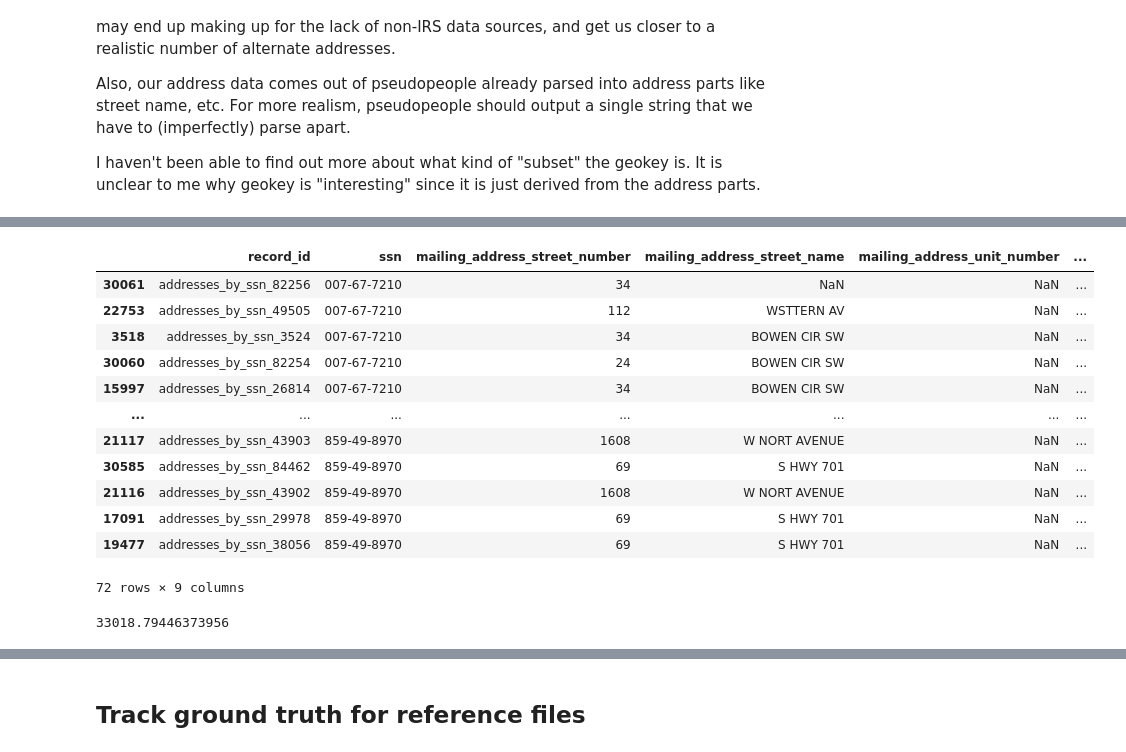
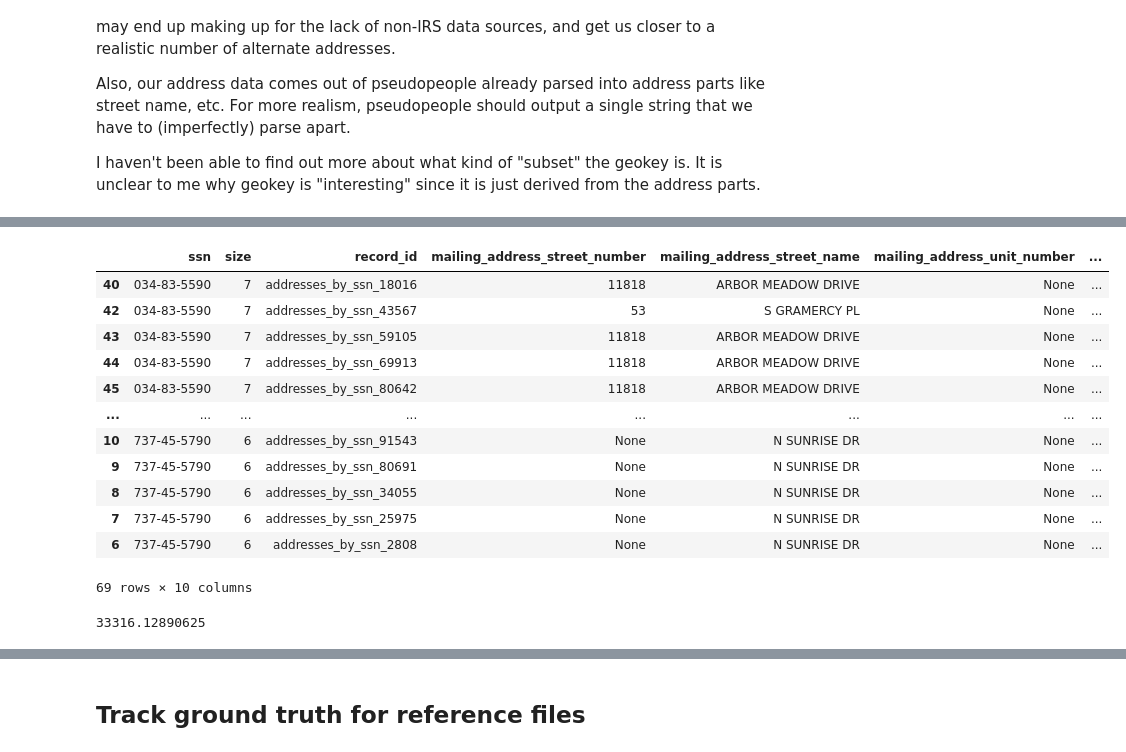
Before and after one commit to ihmeuw/person_linkage_case_study, a Jupyter notebook: linkage/pvs_like_case_study/generate_simulated_data/generate_simulated_data_small_sample.ipynb, the cells around one changed output, grey strips where cells are left out. Saved outputs shown, nothing was run; the diff lists cells and outputs as text; code cells hidden in the pictures.

Commit message:
Generate reference files at USA scale

```diff
--- a/linkage/pvs_like_case_study/generate_simulated_data/generate_simulated_data_small_sample.ipynb
+++ b/linkage/pvs_like_case_study/generate_simulated_data/generate_simulated_data_small_sample.ipynb
@@ -435,6 +690,6 @@ w2_1099 = w2_1099.drop(columns=['simulant_id'])
 # %%
-taxes, taxes_source_record_pairs = concat_preserving_source_records(
-    [taxes_1040, w2_1099],
-    [taxes_1040_source_record_pairs, w2_1099_source_record_pairs],
-    new_record_id_prefix='taxes',
+simulated_taxes, simulated_taxes_source_record_pairs = concat_preserving_source_records(
+    [simulated_taxes_1040, simulated_w2_1099],
+    [simulated_taxes_1040_source_record_pairs, simulated_w2_1099_source_record_pairs],
+    new_record_id_prefix='simulated_taxes',
 )
@@ -464,0 +726,2 @@ Name: last_name, Length: 37097, dtype: object
+# %%
+simulated_taxes, simulated_taxes_source_record_pairs = persist(simulated_taxes, simulated_taxes_source_record_pairs)
@@ -956,7 +1240,7 @@ I haven't been able to find out more about what kind of "subset" the geokey is.
 It is unclear to me why geokey is "interesting" since it is just derived from the
 address parts.
 # %%
-address_cols = list(taxes.filter(like='mailing_address').columns)
+address_cols = [c for c in simulated_taxes.columns if 'mailing_address' in c]
 
 def standardize_address_part(column):
     return (
@@ -964,28 +1248,31 @@ def standardize_address_part(column):
             # Remove leading or trailing whitespace
             .str.strip()
             # Turn any strings of consecutive whitespace into a single space
-            .str.split().str.join(' ')
+            .str.replace('\s+', ' ', regex=True)
             # Normalize case
             .str.upper()
             # Normalize the word street as described in the example quoted above
             # In reality, there would be many rules like this
             .str.replace('\b(STREET|STR)\b', 'ST', regex=True)
             # Make sure missingness is represented consistently
-            .replace('', np.nan)
+            .replace('', numpy.nan)
     )
 
-tax_addresses = (
-    taxes.set_index(['record_id', 'ssn'])
-        [address_cols]
-        .apply(standardize_address_part)
-        .reset_index()
+simulated_tax_addresses = (
+    simulated_taxes
+        # Can only link these to the other files if they have an SSN
+        .dropna(subset=['ssn'])
+        [['record_id', 'ssn'] + address_cols]
+        .assign(**{c: lambda df, c=c: standardize_address_part(df[c]) for c in address_cols})
+        .pipe(increase_string_capacity)
 )
-addresses_by_ssn, addresses_by_ssn_source_record_pairs = dedupe_preserving_source_records(
-    tax_addresses,
-    taxes_source_record_pairs,
+
+simulated_addresses_by_ssn, simulated_addresses_by_ssn_source_record_pairs = persist(dedupe_preserving_source_records(
+    simulated_tax_addresses,
+    simulated_taxes_source_record_pairs,
     columns_to_dedupe=['ssn'] + address_cols,
     new_record_id_prefix='addresses_by_ssn',
-)
-addresses_by_ssn
+))
+simulated_addresses_by_ssn
 # %% [output]
 |  | record_id | ssn | mailing_address_street_number | mailing_address_street_name | mailing_address_unit_number | ... |
@@ -1004,4 +1291,4 @@ addresses_by_ssn
 # %%
-num_addresses = addresses_by_ssn.groupby('ssn').size().sort_values()
+num_addresses = groupby_agg_small_groups(simulated_addresses_by_ssn, by='ssn', agg_func=lambda x: x.size()).rename('size').reset_index().sort_values('size')
 num_addresses
 # %% [output]
@@ -1021,26 +1308,26 @@ Length: 19291, dtype: int64
 # %%
 # Show some SSNs with a lot of address variation
-addresses_by_ssn[addresses_by_ssn.ssn.isin(num_addresses.tail(10).index)].sort_values('ssn')
+compute(pd.merge(num_addresses.tail(10), simulated_addresses_by_ssn, on='ssn', how='inner').sort_values('ssn'))
 # %% [output]
-|  | record_id | ssn | mailing_address_street_number | mailing_address_street_name | mailing_address_unit_number | ... |
-| 30061 | addresses_by_ssn_82256 | 007-67-7210 | 34 | NaN | NaN | ... |
-| 22753 | addresses_by_ssn_49505 | 007-67-7210 | 112 | WSTTERN AV | NaN | ... |
-| 3518 | addresses_by_ssn_3524 | 007-67-7210 | 34 | BOWEN CIR SW | NaN | ... |
-| 30060 | addresses_by_ssn_82254 | 007-67-7210 | 24 | BOWEN CIR SW | NaN | ... |
-| 15997 | addresses_by_ssn_26814 | 007-67-7210 | 34 | BOWEN CIR SW | NaN | ... |
-| ... | ... | ... | ... | ... | ... | ... |
-| 21117 | addresses_by_ssn_43903 | 859-49-8970 | 1608 | W NORT AVENUE | NaN | ... |
-| 30585 | addresses_by_ssn_84462 | 859-49-8970 | 69 | S HWY 701 | NaN | ... |
-| 21116 | addresses_by_ssn_43902 | 859-49-8970 | 1608 | W NORT AVENUE | NaN | ... |
-| 17091 | addresses_by_ssn_29978 | 859-49-8970 | 69 | S HWY 701 | NaN | ... |
-| 19477 | addresses_by_ssn_38056 | 859-49-8970 | 69 | S HWY 701 | NaN | ... |
+|  | ssn | size | record_id | mailing_address_street_number | mailing_address_street_name | mailing_address_unit_number | ... |
+| 40 | 034-83-5590 | 7 | addresses_by_ssn_18016 | 11818 | ARBOR MEADOW DRIVE | None | ... |
+| 42 | 034-83-5590 | 7 | addresses_by_ssn_43567 | 53 | S GRAMERCY PL | None | ... |
+| 43 | 034-83-5590 | 7 | addresses_by_ssn_59105 | 11818 | ARBOR MEADOW DRIVE | None | ... |
+| 44 | 034-83-5590 | 7 | addresses_by_ssn_69913 | 11818 | ARBOR MEADOW DRIVE | None | ... |
+| 45 | 034-83-5590 | 7 | addresses_by_ssn_80642 | 11818 | ARBOR MEADOW DRIVE | None | ... |
+| ... | ... | ... | ... | ... | ... | ... | ... |
+| 10 | 737-45-5790 | 6 | addresses_by_ssn_91543 | None | N SUNRISE DR | None | ... |
+| 9 | 737-45-5790 | 6 | addresses_by_ssn_80691 | None | N SUNRISE DR | None | ... |
+| 8 | 737-45-5790 | 6 | addresses_by_ssn_34055 | None | N SUNRISE DR | None | ... |
+| 7 | 737-45-5790 | 6 | addresses_by_ssn_25975 | None | N SUNRISE DR | None | ... |
+| 6 | 737-45-5790 | 6 | addresses_by_ssn_2808 | None | N SUNRISE DR | None | ... |
-72 rows × 9 columns
+69 rows × 10 columns
 # %%
 # Rough estimate of how many rows we should have in our reference file, once we do this Cartesian product
-(
-    len(name_dob_reference_file) *
-    addresses_by_ssn.groupby('ssn').size().mean()
+compute(
+    len(simulated_name_dob_reference_file) *
+    groupby_agg_small_groups(simulated_addresses_by_ssn, by='ssn', agg_func=lambda x: x.size()).mean()
 )
 # %% [output]
-33018.79446373956
+33316.12890625
 # %%
```
Also changed, not shown: parts of 105 cells of this notebook, 9 other files.
